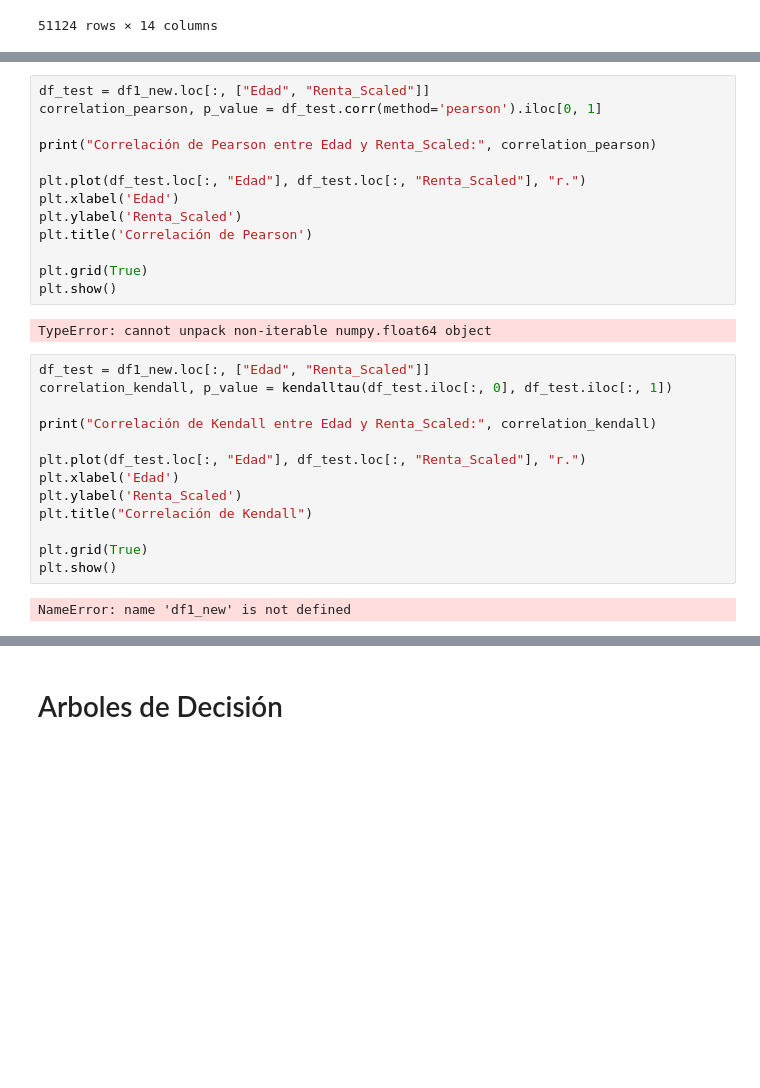
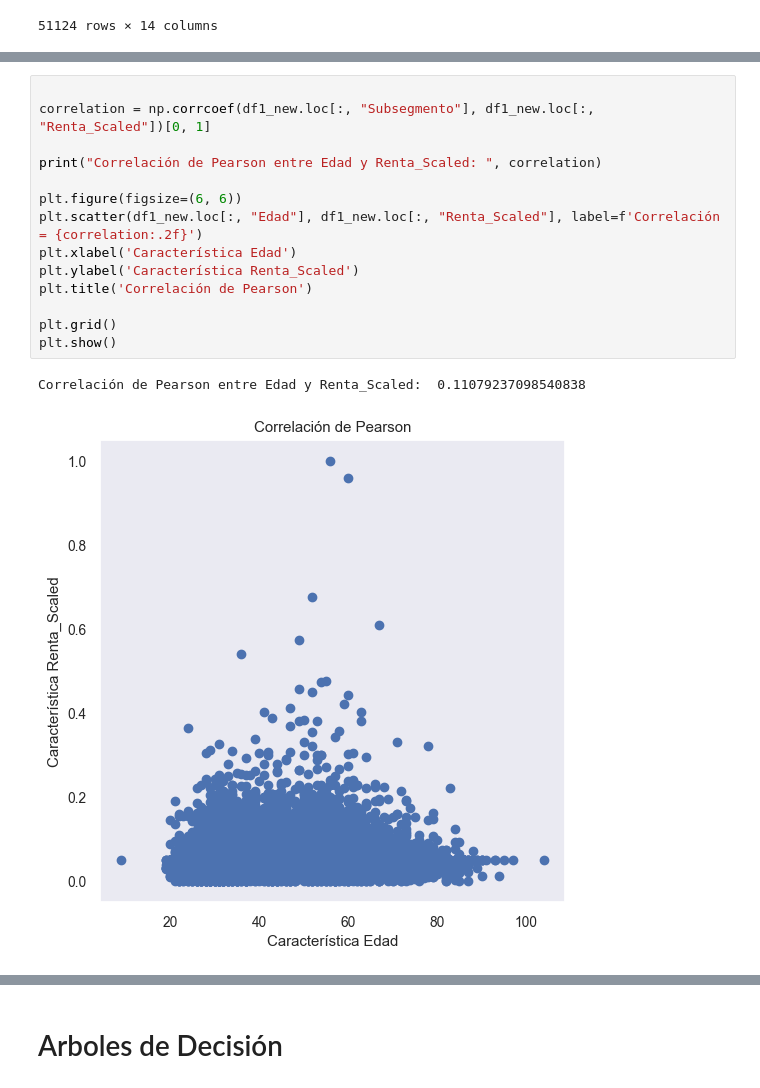
Before and after one commit to fate-9x/MachineLearning, a Jupyter notebook: Prueba_1.ipynb, the cells around one changed output, grey strips where cells are left out. Saved outputs shown, nothing was run; the diff lists cells and outputs as text; blank space fills up the shorter version.

```diff
--- a/Prueba_1.ipynb
+++ b/Prueba_1.ipynb
@@ -237,30 +226,17 @@ Correlación de Searmanr entre Edad y Subsegmento: -0.6018046083816241
 # %%
-df_test = df1_new.loc[:, ["Edad", "Renta_Scaled"]]
-correlation_pearson, p_value = df_test.corr(method='pearson').iloc[0, 1]
 
-print("Correlación de Pearson entre Edad y Renta_Scaled:", correlation_pearson)
+correlation = np.corrcoef(df1_new.loc[:, "Subsegmento"], df1_new.loc[:, "Renta_Scaled"])[0, 1]
 
-plt.plot(df_test.loc[:, "Edad"], df_test.loc[:, "Renta_Scaled"], "r.")
-plt.xlabel('Edad')
-plt.ylabel('Renta_Scaled')
+print("Correlación de Pearson entre Edad y Renta_Scaled: ", correlation)
+
+plt.figure(figsize=(6, 6))
+plt.scatter(df1_new.loc[:, "Edad"], df1_new.loc[:, "Renta_Scaled"], label=f'Correlación = {correlation:.2f}')
+plt.xlabel('Característica Edad')
+plt.ylabel('Característica Renta_Scaled')
 plt.title('Correlación de Pearson')
 
-plt.grid(True)
+plt.grid()
 plt.show()
 # %% [output]
-TypeError: cannot unpack non-iterable numpy.float64 object
+Correlación de Pearson entre Edad y Renta_Scaled:  0.11079237098540838
+[figure, added]
-# %%
-df_test = df1_new.loc[:, ["Edad", "Renta_Scaled"]]
-correlation_kendall, p_value = kendalltau(df_test.iloc[:, 0], df_test.iloc[:, 1])
-
-print("Correlación de Kendall entre Edad y Renta_Scaled:", correlation_kendall)
-
-plt.plot(df_test.loc[:, "Edad"], df_test.loc[:, "Renta_Scaled"], "r.")
-plt.xlabel('Edad')
-plt.ylabel('Renta_Scaled')
-plt.title("Correlación de Kendall")
-
-plt.grid(True)
-plt.show()
-# %% [output]
-NameError: name 'df1_new' is not defined
```
Also changed, not shown: parts of 6 cells of this notebook.
